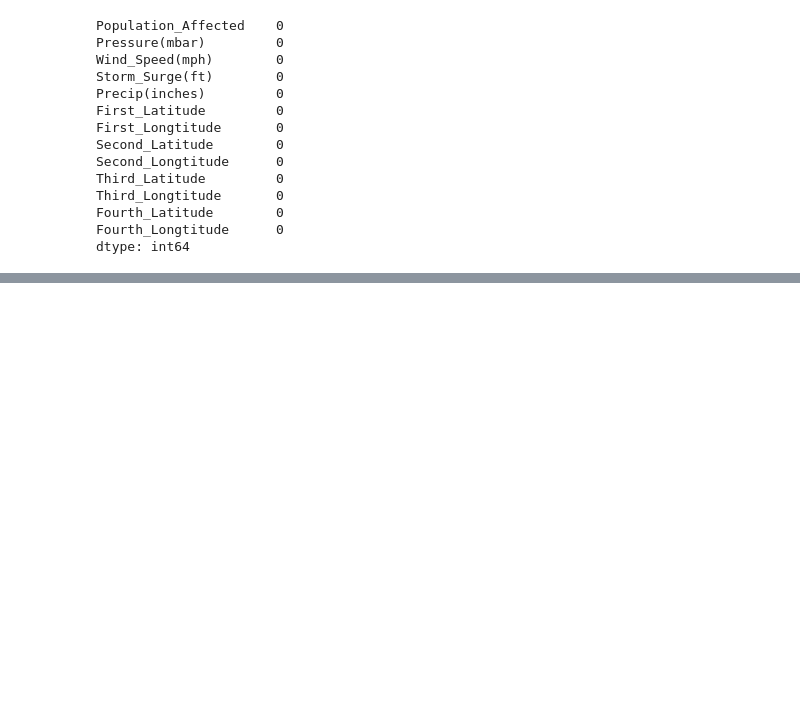
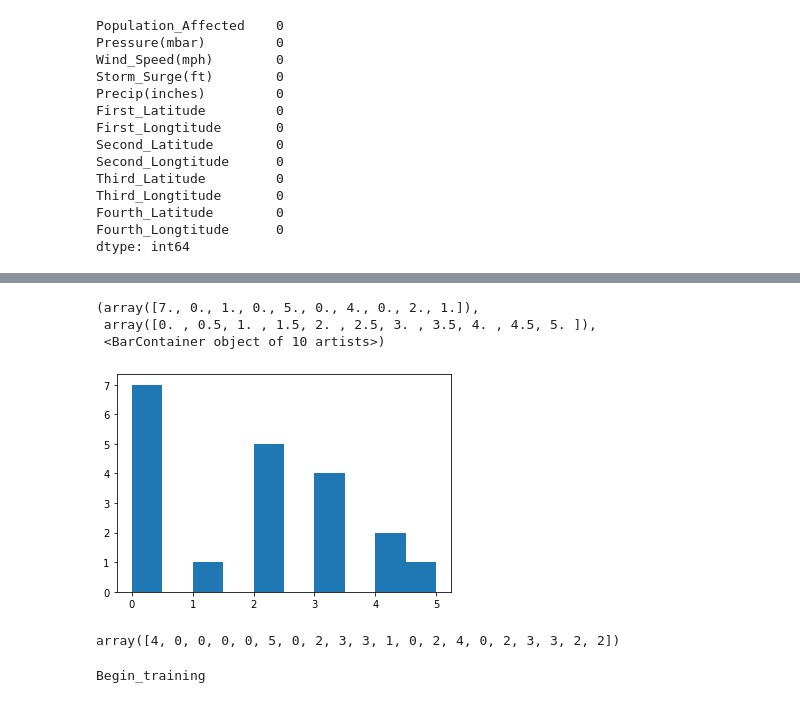
Before and after one commit to bharadwaj1098/Pyt-Ex, a Jupyter notebook: historic_data.ipynb, the cells around one changed output, grey strips where cells are left out. Cells and saved outputs as stored; diff of their text form; code cells hidden in the pictures; blank space fills up the shorter version.

```diff
--- a/historic_data.ipynb
+++ b/historic_data.ipynb
@@ -74,0 +123,11 @@ Target_Matrix
+# %%
+plt.hist(y_test)
+# %% [output]
+(array([7., 0., 1., 0., 5., 0., 4., 0., 2., 1.]),
+ array([0. , 0.5, 1. , 1.5, 2. , 2.5, 3. , 3.5, 4. , 4.5, 5. ]),
+ <BarContainer object of 10 artists>)
+[figure, added]
+# %%
+y_test
+# %% [output]
+array([4, 0, 0, 0, 0, 5, 0, 2, 3, 3, 1, 0, 2, 4, 0, 2, 3, 3, 2, 2])
@@ -74,0 +231,28 @@ Target_Matrix
+# %%
+from torch._C import device
+import torch
+# torch.manual_seed(10)
+device = torch.device("cuda" if torch.cuda.is_available() else "cpu")
+from matplotlib import pyplot as plt
+
+from pyt_ex import neural_net as neural_network
+import yaml
+
+with open('config/Input.yaml') as File:
+        dic = yaml.load(File, Loader=yaml.FullLoader)
+
+plots = {}
+for i in dic:
+    plots[i] = {}
+    ann = neural_network.Ann(dic[i])
+    ann = ann.to(device)
+#     ann.show()
+    ann.train_val(train_dataloader=train_loader, val_dataloader=val_loader, test_dataloader=test_loader)
+
+    plots[i]["train_acc_list"] = ann.train_acc_list
+    plots[i]["val_acc_list"] = ann.val_acc_list
+    plots[i]["train_loss_list"] = ann.train_loss_list
+    plots[i]["val_loss_list"] = ann.val_loss_list
+    plots[i]["Output"] = ann.Output
+# %% [output]
+Begin_training
```
Also changed, not shown: parts of 17 cells of this notebook, 3 other files.
